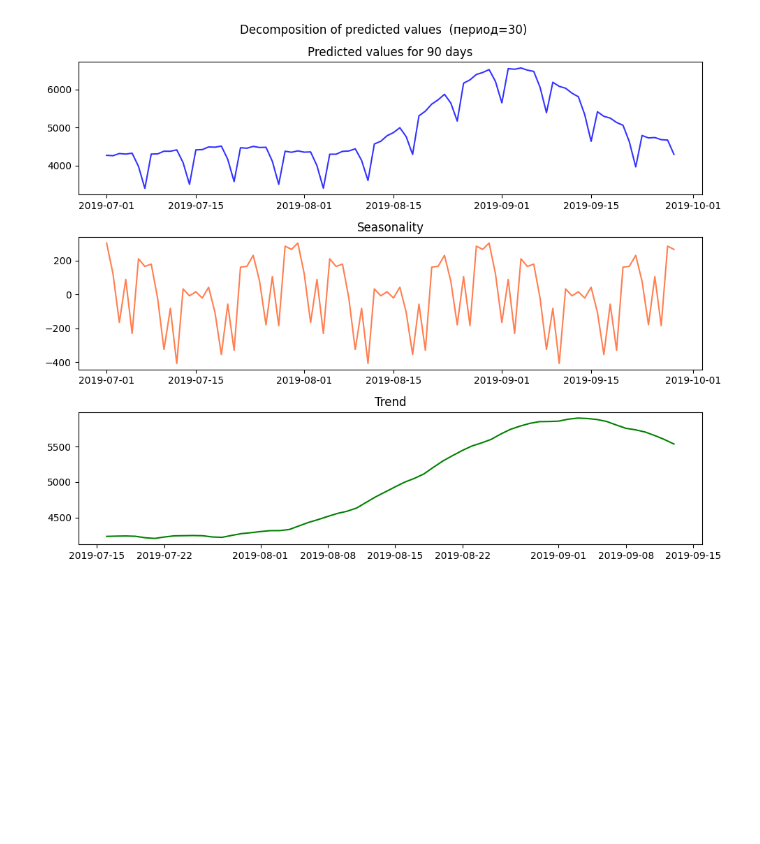
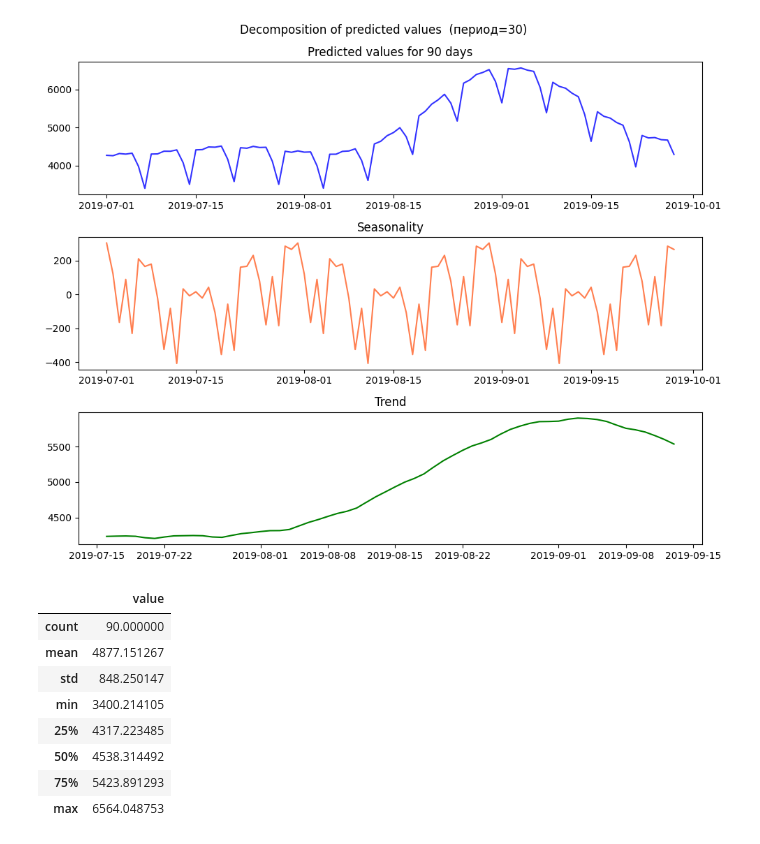
Before and after one commit to kek7777/Business_analysis, a Jupyter notebook: task1.ipynb, the cells around one changed output. Drawn from its saved outputs; the diff is of its cells as text; code cells hidden in the pictures; blank space fills up the shorter version.

```diff
--- a/task1.ipynb
+++ b/task1.ipynb
@@ -394,3 +410,15 @@ def decompose(series, period):
 decompose(data_predict.value, period=30)
 # %% [output]
 [figure]
+# %%
+data_predict.describe()
+# %% [output]
+|  | value |
+| count | 90.000000 |
+| mean | 4877.151267 |
+| std | 848.250147 |
+| min | 3400.214105 |
+| 25% | 4317.223485 |
+| 50% | 4538.314492 |
+| 75% | 5423.891293 |
+| max | 6564.048753 |
```
Also changed, not shown: parts of 13 cells of this notebook, 5 other files.
